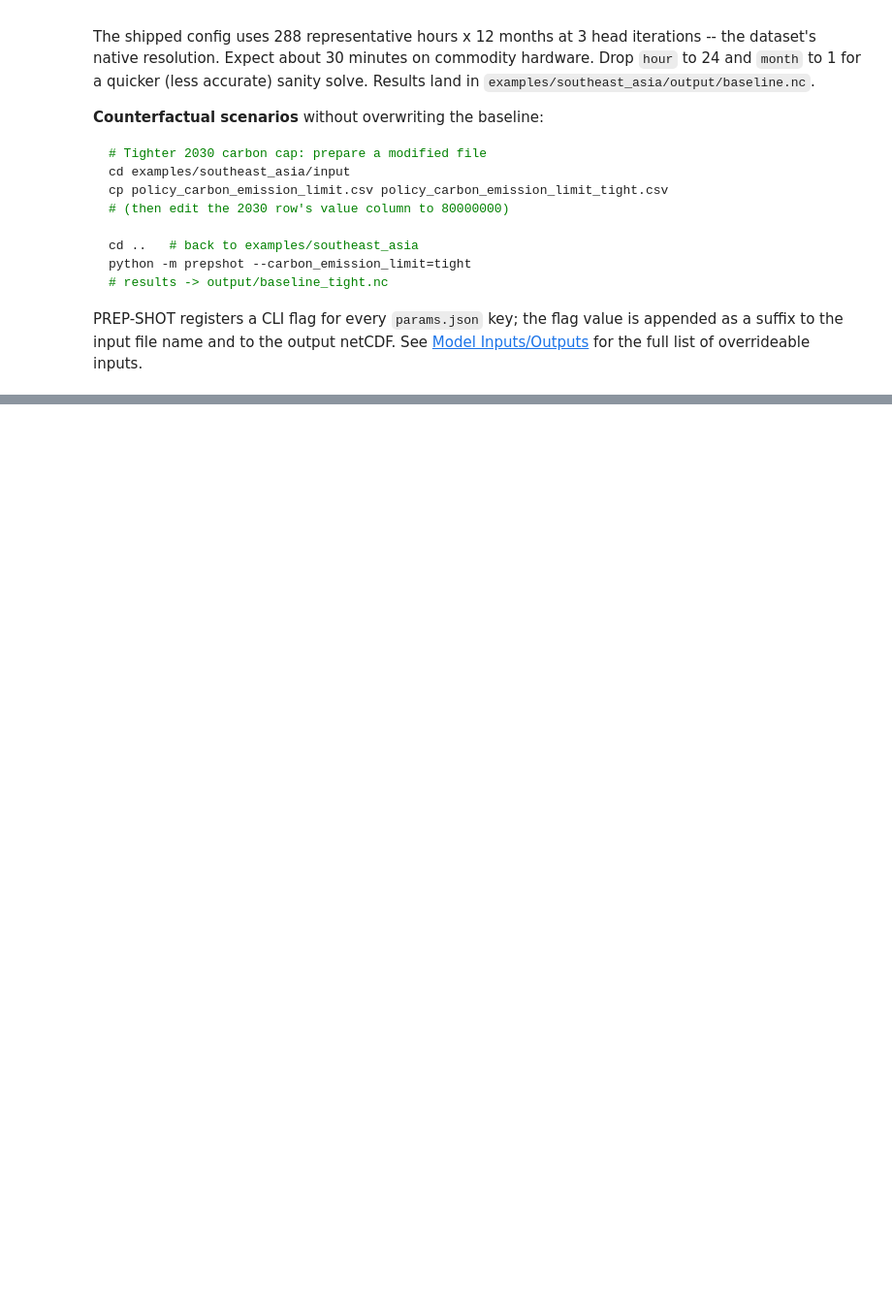
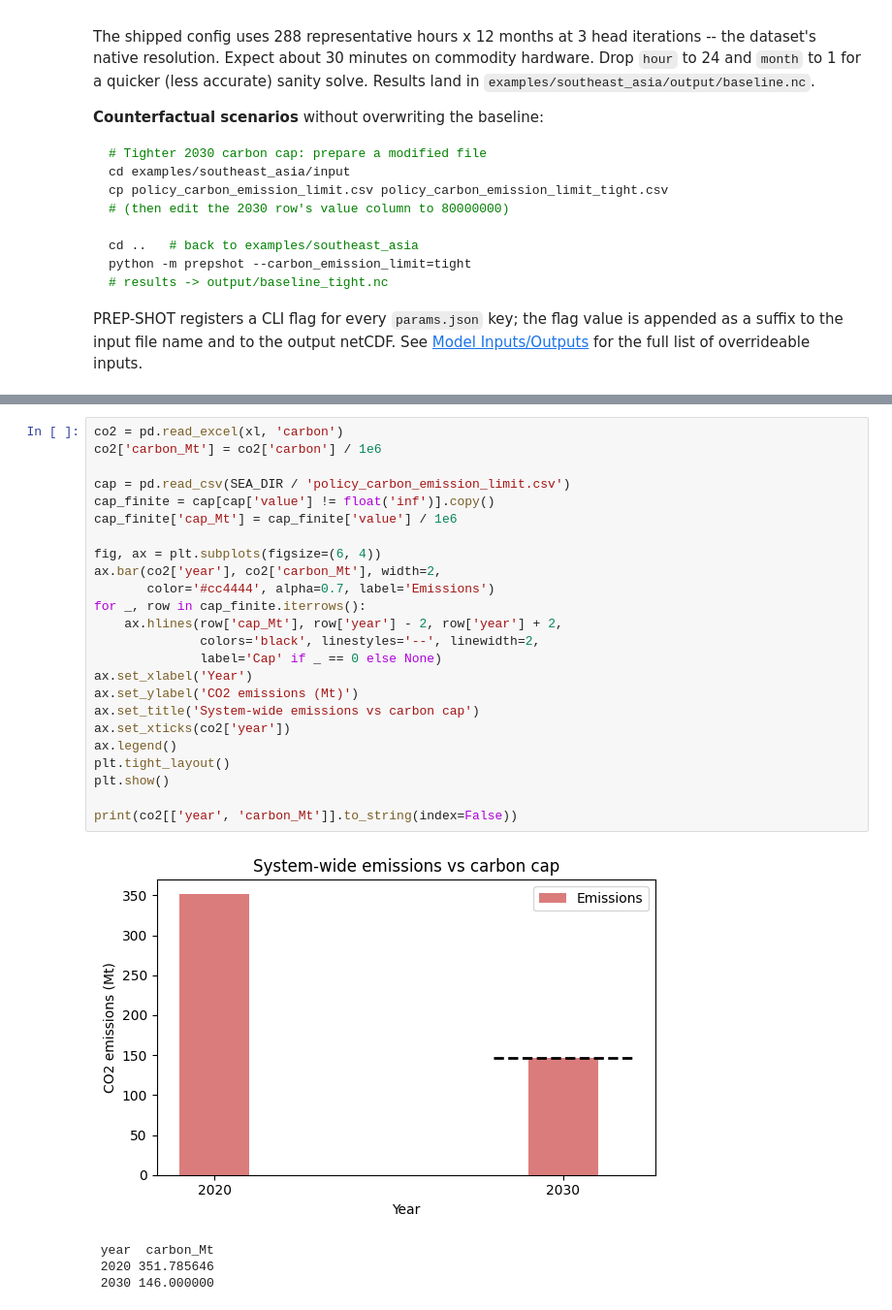
Before and after one commit to PREP-NexT/PREP-SHOT, a Jupyter notebook: examples/southeast_asia/SoutheastAsia.ipynb, the cells around one changed output, grey strips where cells are left out. Shown at 97% size. Saved outputs shown, nothing was run; the diff lists cells and outputs as text; blank space fills up the shorter version.

```diff
--- a/examples/southeast_asia/SoutheastAsia.ipynb
+++ b/examples/southeast_asia/SoutheastAsia.ipynb
@@ -260,0 +367,29 @@ PREP-SHOT registers a CLI flag for every `params.json` key; the flag value is ap
+# %%
+co2 = pd.read_excel(xl, 'carbon')
+co2['carbon_Mt'] = co2['carbon'] / 1e6
+
+cap = pd.read_csv(SEA_DIR / 'policy_carbon_emission_limit.csv')
+cap_finite = cap[cap['value'] != float('inf')].copy()
+cap_finite['cap_Mt'] = cap_finite['value'] / 1e6
+
+fig, ax = plt.subplots(figsize=(6, 4))
+ax.bar(co2['year'], co2['carbon_Mt'], width=2,
+       color='#cc4444', alpha=0.7, label='Emissions')
+for _, row in cap_finite.iterrows():
+    ax.hlines(row['cap_Mt'], row['year'] - 2, row['year'] + 2,
+              colors='black', linestyles='--', linewidth=2,
+              label='Cap' if _ == 0 else None)
+ax.set_xlabel('Year')
+ax.set_ylabel('CO2 emissions (Mt)')
+ax.set_title('System-wide emissions vs carbon cap')
+ax.set_xticks(co2['year'])
+ax.legend()
+plt.tight_layout()
+plt.show()
+
+print(co2[['year', 'carbon_Mt']].to_string(index=False))
+# %% [output]
+[figure, added]
+ year  carbon_Mt
+ 2020 351.785646
+ 2030 146.000000
```
Also changed, not shown: parts of 10 cells of this notebook, 3 other files.
